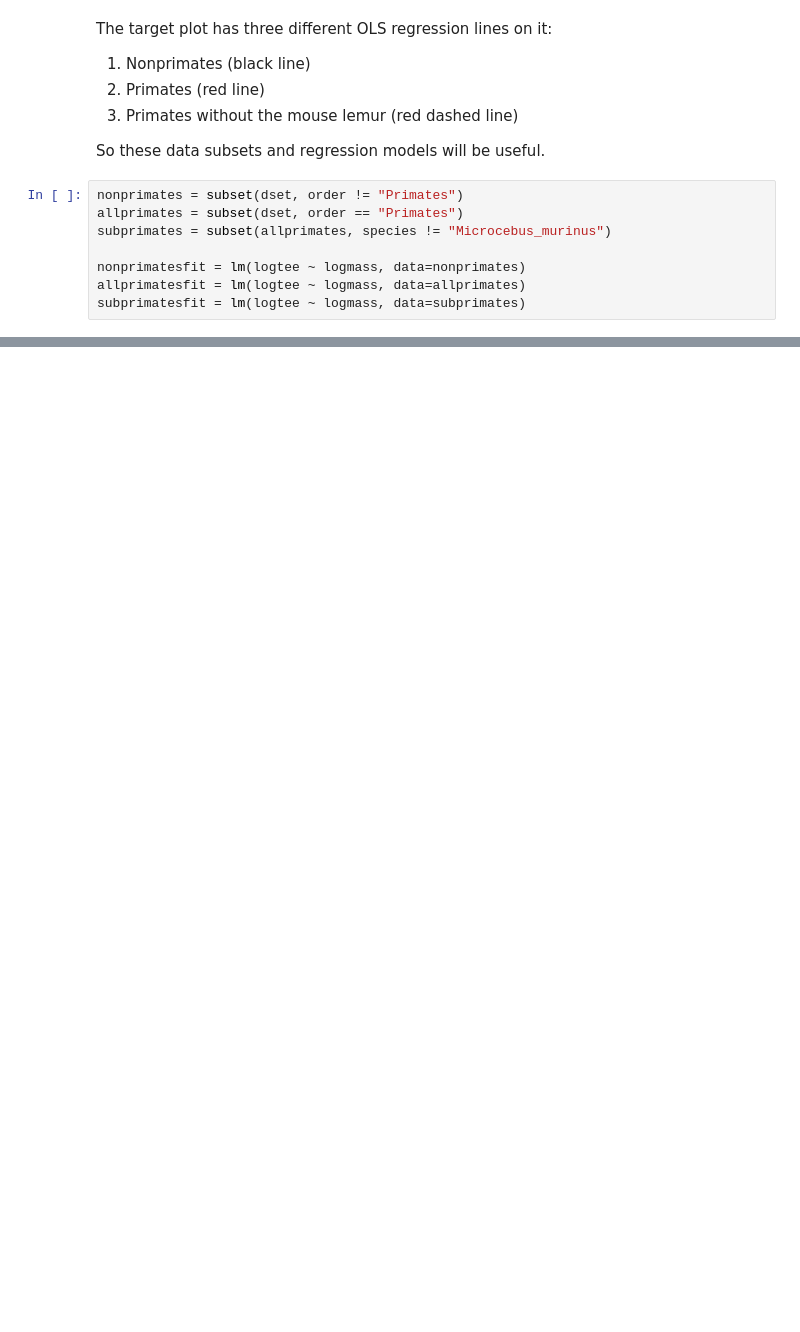
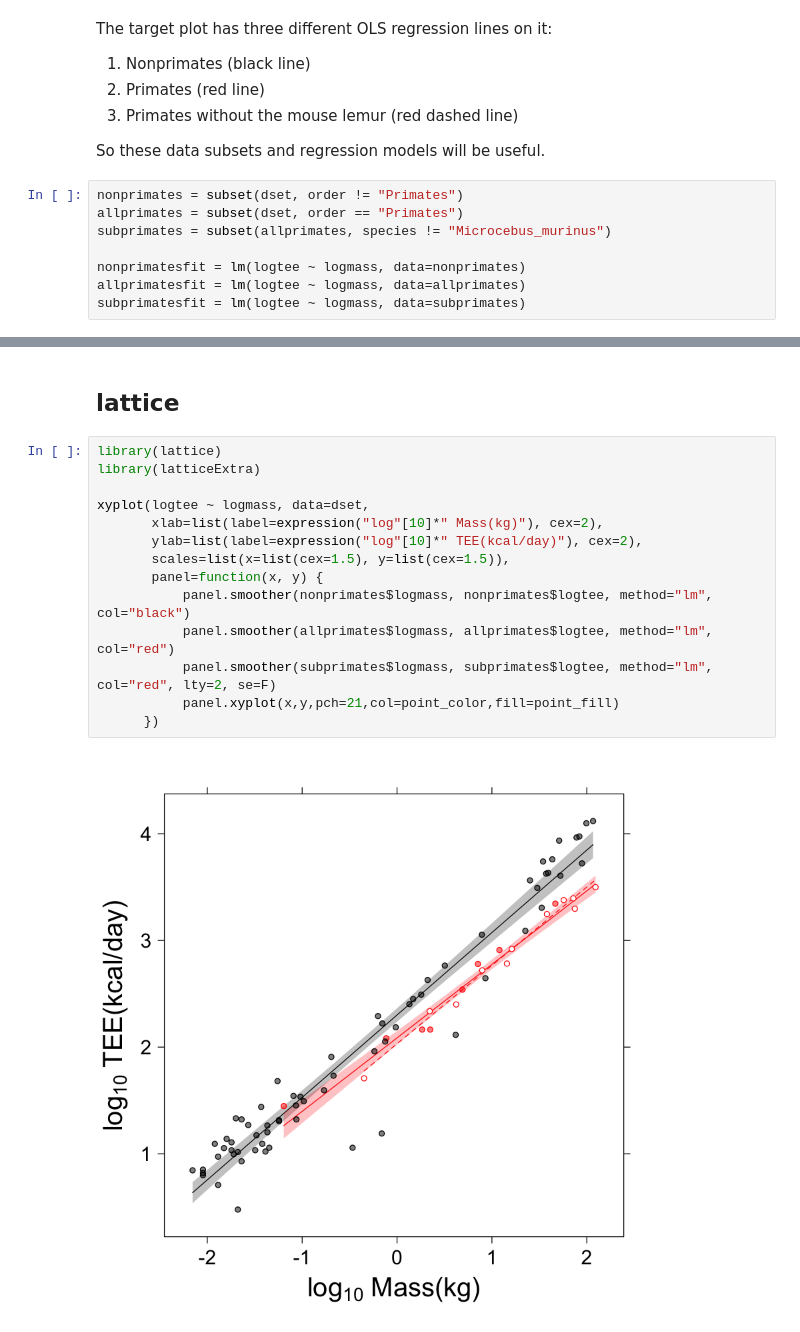
Before and after one commit to ryanraaum/bioanth-plots, a Jupyter notebook: Energy Expenditure in R.ipynb, the cells around one changed output, grey strips where cells are left out. Drawn from its saved outputs; the diff is of its cells as text; blank space fills up the shorter version.

```diff
--- a/Energy Expenditure in R.ipynb
+++ b/Energy Expenditure in R.ipynb
@@ -213,0 +320,18 @@ legend('topleft', bty='n', pch=NA, text.col='grey40', cex=1.2,
+# %% [markdown]
+## lattice
+# %%
+library(lattice)
+library(latticeExtra)
+
+xyplot(logtee ~ logmass, data=dset,
+       xlab=list(label=expression("log"[10]*" Mass(kg)"), cex=2),
+       ylab=list(label=expression("log"[10]*" TEE(kcal/day)"), cex=2),
+       scales=list(x=list(cex=1.5), y=list(cex=1.5)),
+       panel=function(x, y) {
+           panel.smoother(nonprimates$logmass, nonprimates$logtee, method="lm", col="black")
+           panel.smoother(allprimates$logmass, allprimates$logtee, method="lm", col="red")
+           panel.smoother(subprimates$logmass, subprimates$logtee, method="lm", col="red", lty=2, se=F)
+           panel.xyplot(x,y,pch=21,col=point_color,fill=point_fill)
+      })
+# %% [output]
+[figure, added]
```
Also changed, not shown: parts of 17 cells of this notebook.
